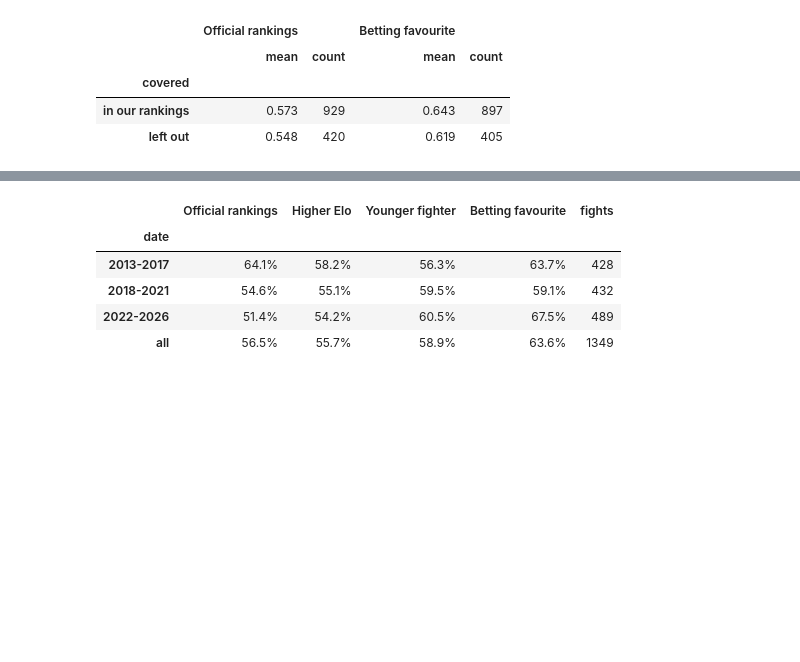
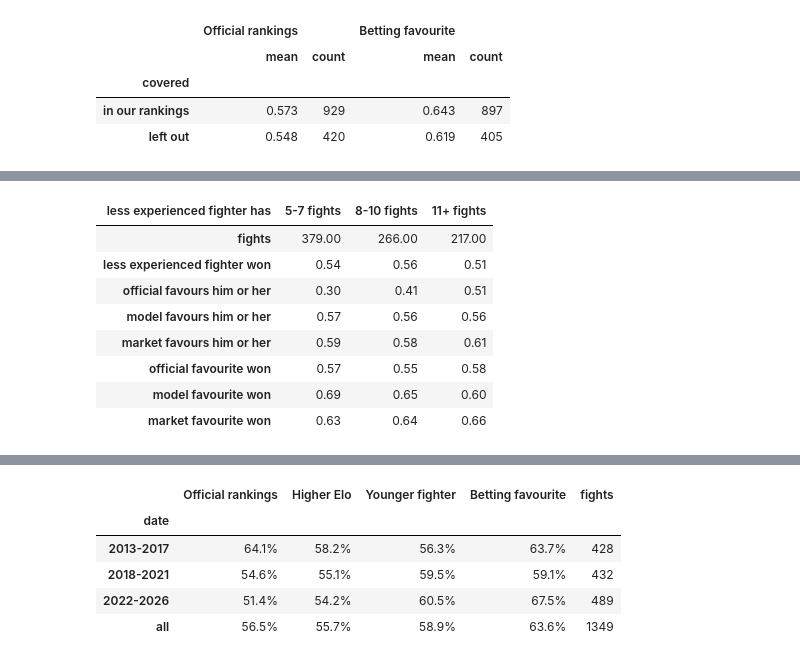
Before and after one commit to tnadiedjoa/Rating-UFC, a Jupyter notebook: notebooks/03_models_and_rankings.ipynb, the cells around one changed output, grey strips where cells are left out. Saved outputs shown, nothing was run; the diff lists cells and outputs as text; code cells hidden in the pictures; blank space fills up the shorter version.

```diff
--- a/notebooks/03_models_and_rankings.ipynb
+++ b/notebooks/03_models_and_rankings.ipynb
@@ -261,0 +269,38 @@ walk_forward.groupby(walk_forward['covered'].map({True: 'in our rankings', False
+# %%
+long = pd.concat([master[['date', f'{side}_id']].set_axis(['date', 'fighter_id'], axis=1) for side in 'rb'])
+long = long.sort_values(['fighter_id', 'date'])
+long['prior_fights'] = long.groupby('fighter_id').cumcount()
+prior = long.drop_duplicates(['fighter_id', 'date']).set_index(['fighter_id', 'date'])['prior_fights']
+
+fights = covered_wf.merge(master[['fight_id', 'r_id', 'b_id']], on='fight_id')
+r_n = prior.reindex(pd.MultiIndex.from_arrays([fights['r_id'], fights['date']])).to_numpy()
+b_n = prior.reindex(pd.MultiIndex.from_arrays([fights['b_id'], fights['date']])).to_numpy()
+fights = fights[r_n != b_n].copy()
+r_less = (r_n < b_n)[r_n != b_n]
+r_won = (fights['outcome'] == 'r').to_numpy()
+fights['experience'] = pd.cut(np.minimum(r_n, b_n)[r_n != b_n], [4, 7, 10, 100], labels=['5-7 fights', '8-10 fights', '11+ fights'])
+
+def favours_newcomer(predictor):
+    # 1 if the predictor's favourite is the less experienced fighter, NaN when it has no favourite
+    verdict = fights[predictor].to_numpy()
+    favours_r = (verdict == 1) == r_won
+    return pd.Series(np.where(verdict == 0.5, np.nan, favours_r == r_less), index=fights.index)
+
+columns = {'less experienced fighter won': pd.Series((r_won == r_less).astype(float), index=fights.index)}
+for predictor, label in (('Official rankings', 'official'), ('Model', 'model'), ('Betting favourite', 'market')):
+    columns[f'{label} favours him or her'] = favours_newcomer(predictor)
+for predictor, label in (('Official rankings', 'official'), ('Model', 'model'), ('Betting favourite', 'market')):
+    columns[f'{label} favourite won'] = fights[predictor]
+newcomers = pd.DataFrame(columns).groupby(fights['experience'], observed=True).mean()
+newcomers.insert(0, 'fights', fights.groupby('experience', observed=True).size())
+newcomers.rename_axis('less experienced fighter has').T.round(2)
+# %% [output]
+| less experienced fighter has | 5-7 fights | 8-10 fights | 11+ fights |
+| fights | 379.00 | 266.00 | 217.00 |
+| less experienced fighter won | 0.54 | 0.56 | 0.51 |
+| official favours him or her | 0.30 | 0.41 | 0.51 |
+| model favours him or her | 0.57 | 0.56 | 0.56 |
+| market favours him or her | 0.59 | 0.58 | 0.61 |
+| official favourite won | 0.57 | 0.55 | 0.58 |
+| model favourite won | 0.69 | 0.65 | 0.60 |
+| market favourite won | 0.63 | 0.64 | 0.66 |
```
Also changed, not shown: parts of 7 cells of this notebook, 1 other file.
